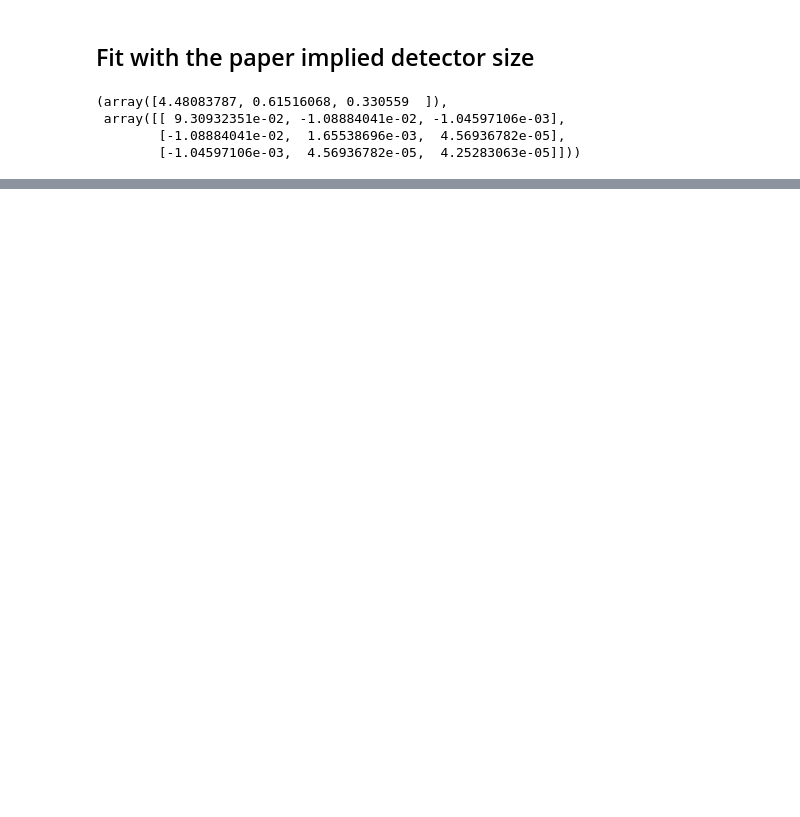
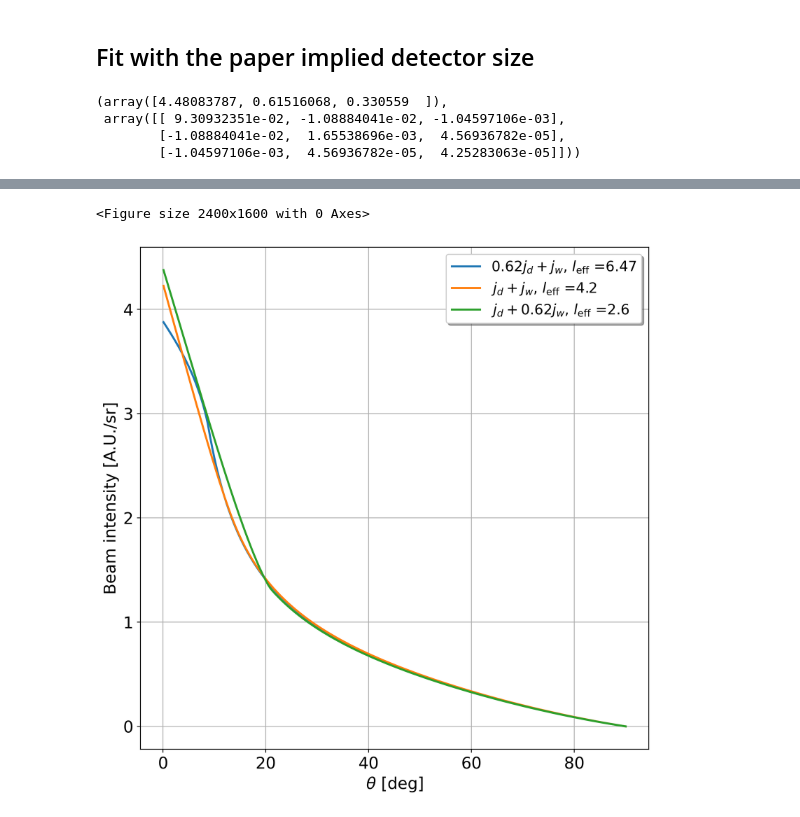
Before and after one commit to christianmatthe/wire_analysis, a Jupyter notebook: scripts/notebooks/2024-12-05_Eibl_refit_Tectra.ipynb, the cells around one changed output, grey strips where cells are left out. Drawn from its saved outputs; the diff is of its cells as text; code cells hidden in the pictures; blank space fills up the shorter version.

```diff
--- a/scripts/notebooks/2024-12-05_Eibl_refit_Tectra.ipynb
+++ b/scripts/notebooks/2024-12-05_Eibl_refit_Tectra.ipynb
@@ -780,0 +973,77 @@ plt.grid(True)
+# %%
+''' attempt to "fit" Eibl Data'''
+# Normalize
+from scipy import integrate
+# integrant = lambda lw: ((self.beam_profile(theta(lw), l_eff,
+#                                                        theta_max)
+#                                     * np.cos(theta(lw))**3)
+#                                     # Multiply by eta_wire
+#                                     * eta(lw)
+#                                             )
+# result[i] = integrate.quad(integrant, -10, 10,
+#                                 epsabs=1e-1, epsrel=1e-1)[0]
+
+plt.clf()
+
+#l_effs = [0.1,0.32,1.0,3.16,10.0,31.62]
+l_effs = [6.47, 4.2, 2.6]
+# Plot calibration weight uneven electrical heating times "signal" sensitivity
+fig = plt.figure(0, figsize=(8,8))
+ax1=plt.gca()
+
+l_effs = [6.47, 4.20, 2.60]
+
+# xs = np.linspace(r_rad/degree + 0.1,90, 1000)
+xs = np.linspace( 0.1,90, 200)
+xs_rad = xs * degree
+
+f = lambda x: (0.62*jd(np.abs(x), l_eff = l_effs[0])
+            + jw(np.abs(x), l_eff = l_effs[0]))
+integrant = lambda x:f(x)*np.sin(np.abs(x))
+norm = 2*integrate.quad(integrant, 0, 90*degree)[0]
+ys_eibl = [
+        (f(x)/norm)
+        for x in xs_rad]
+
+ax1.plot(xs,ys_eibl,
+        color = "C0" ,
+        label = r"$0.62j_d+j_w$, $l_{\rm{eff}}$ =" + f"{l_effs[0]}",
+        lw= 2)
+
+f = lambda x: (jd(np.abs(x), l_eff = l_effs[1])
+               + jw(np.abs(x), l_eff = l_effs[1]))
+integrant = lambda x:f(x)*np.sin(np.abs(x))
+norm = 2*integrate.quad(integrant, 0, 90*degree)[0]
+ys_j = [
+        (f(x)/norm)
+        for x in xs_rad]
+ax1.plot(xs,ys_j,
+        color = "C1" ,
+        label = r"$j_d+j_w$, $l_{\rm{eff}}$ =" + f"{l_effs[1]}",
+        lw= 2)
+
+f = lambda x: (jd(np.abs(x), l_eff = l_effs[2])
+               + 0.62*jw(np.abs(x), l_eff = l_effs[2]))
+integrant = lambda x:f(x)*np.sin(np.abs(x))
+norm = 2*integrate.quad(integrant, 0, 90*degree)[0]
+ys_inverse = [
+        (f(x)/norm)
+        for x in xs_rad]
+ax1.plot(xs,ys_inverse,
+        color = "C2" ,
+        label = (r"$j_d+0.62j_w$, $l_{\rm{eff}}$ =" + f"{l_effs[2]}"),
+        lw= 2)
+
+
+
+ax1.set_xlabel(r"$\theta$ [deg]")
+ax1.set_ylabel(r"Beam intensity [A.U./sr]")
+
+plt.legend(shadow=True, ncol =1,
+            fontsize = 14
+            )
+plt.tight_layout()
+plt.grid(True)
+# %% [output]
+<Figure size 2400x1600 with 0 Axes>
+[figure, added]
```
Also changed, not shown: parts of 9 cells of this notebook, 4 other files.
